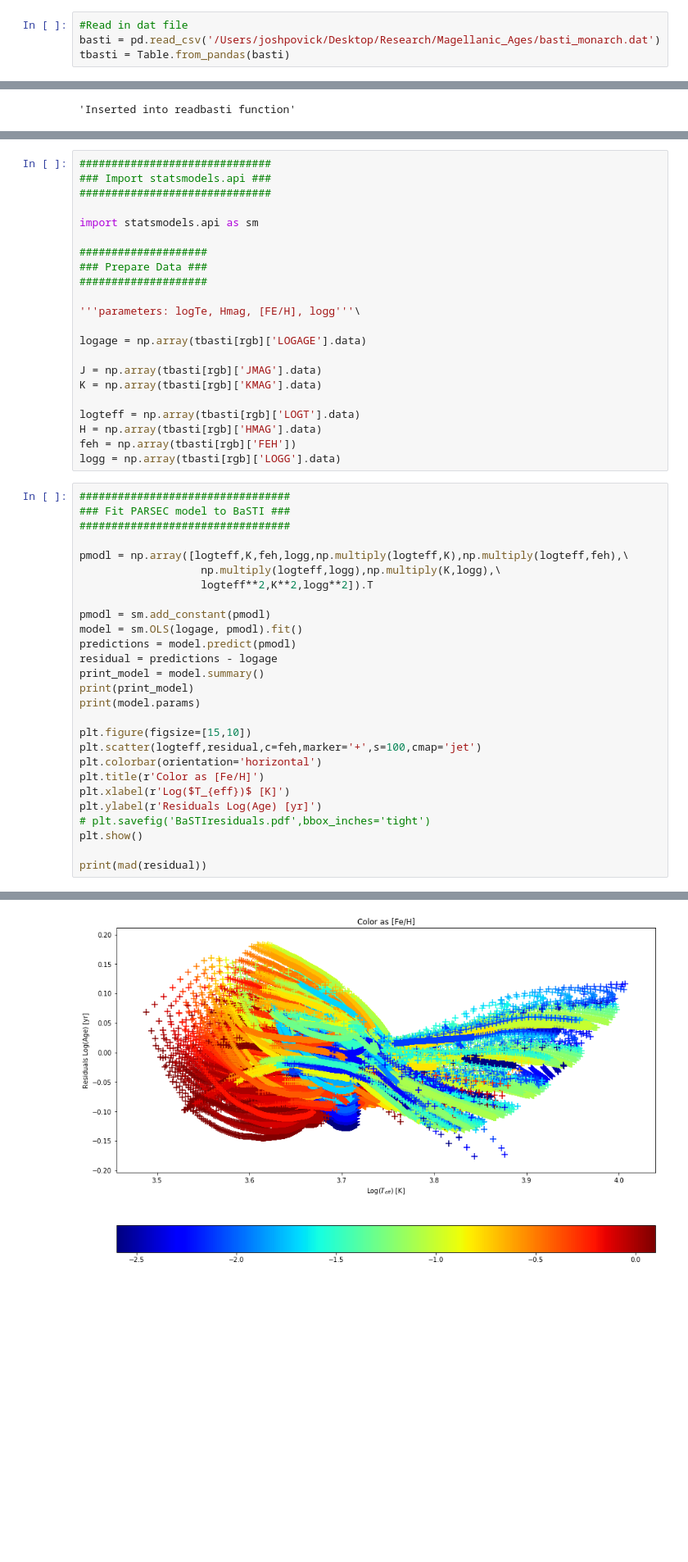
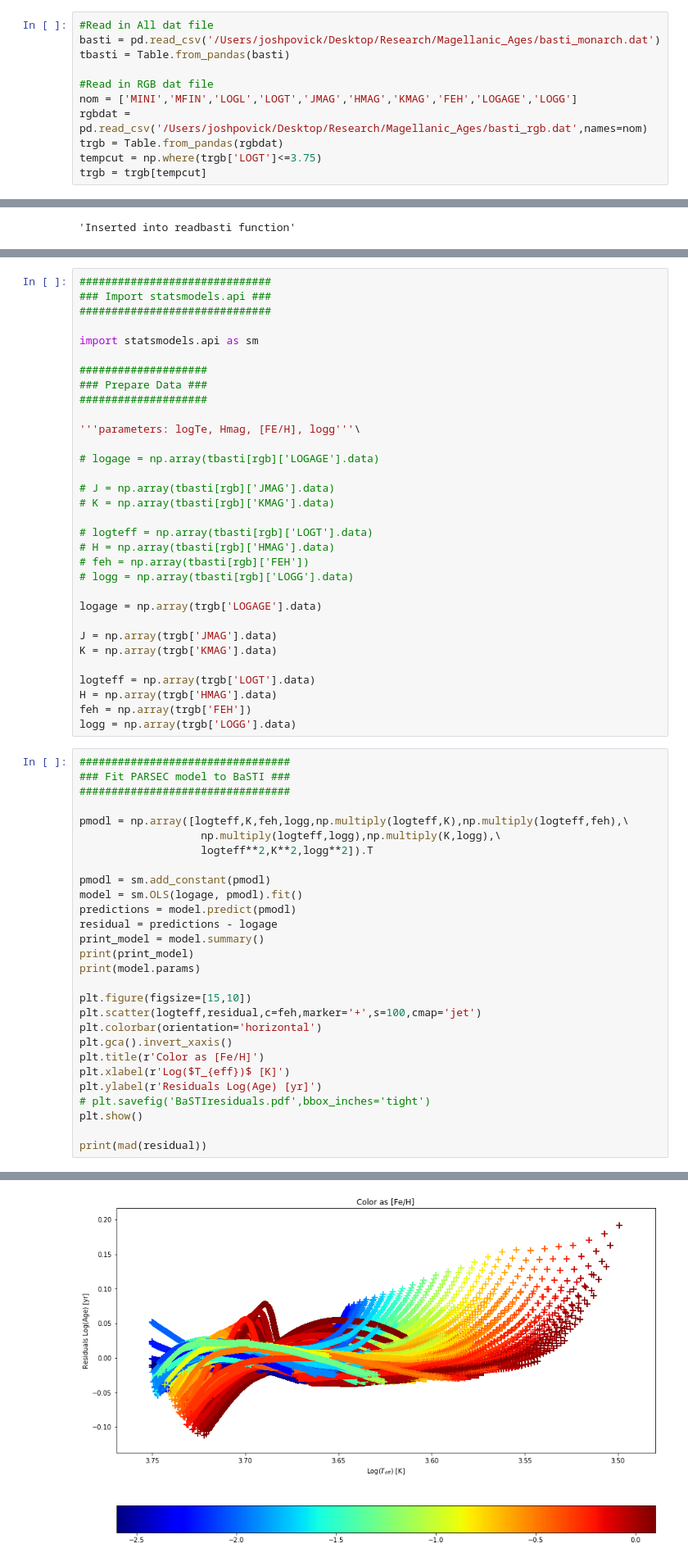
Before and after one commit to JoshuaPovick/Magellanic_Ages, a Jupyter notebook: BaSTI_only.ipynb, the cells around one changed output, grey strips where cells are left out. Shown at 82% size. Saved outputs shown, nothing was run; the diff lists cells and outputs as text; blank space fills up the shorter version.

```diff
--- a/BaSTI_only.ipynb
+++ b/BaSTI_only.ipynb
@@ -131,4 +139,11 @@ for i, fname in enumerate(datfiles):
 # %%
-#Read in dat file
+#Read in All dat file
 basti = pd.read_csv('/Users/joshpovick/Desktop/Research/Magellanic_Ages/basti_monarch.dat')
 tbasti = Table.from_pandas(basti)
+
+#Read in RGB dat file
+nom = ['MINI','MFIN','LOGL','LOGT','JMAG','HMAG','KMAG','FEH','LOGAGE','LOGG']
+rgbdat = pd.read_csv('/Users/joshpovick/Desktop/Research/Magellanic_Ages/basti_rgb.dat',names=nom)
+trgb = Table.from_pandas(rgbdat)
+tempcut = np.where(trgb['LOGT']<=3.75)
+trgb = trgb[tempcut]
@@ -184,15 +302,25 @@ import statsmodels.api as sm
 
 '''parameters: logTe, Hmag, [FE/H], logg'''\
 
-logage = np.array(tbasti[rgb]['LOGAGE'].data)
+# logage = np.array(tbasti[rgb]['LOGAGE'].data)
 
-J = np.array(tbasti[rgb]['JMAG'].data)
-K = np.array(tbasti[rgb]['KMAG'].data)
+# J = np.array(tbasti[rgb]['JMAG'].data)
+# K = np.array(tbasti[rgb]['KMAG'].data)
 
-logteff = np.array(tbasti[rgb]['LOGT'].data)
-H = np.array(tbasti[rgb]['HMAG'].data)
-feh = np.array(tbasti[rgb]['FEH'])
-logg = np.array(tbasti[rgb]['LOGG'].data)
+# logteff = np.array(tbasti[rgb]['LOGT'].data)
+# H = np.array(tbasti[rgb]['HMAG'].data)
+# feh = np.array(tbasti[rgb]['FEH'])
+# logg = np.array(tbasti[rgb]['LOGG'].data)
+
+logage = np.array(trgb['LOGAGE'].data)
+
+J = np.array(trgb['JMAG'].data)
+K = np.array(trgb['KMAG'].data)
+
+logteff = np.array(trgb['LOGT'].data)
+H = np.array(trgb['HMAG'].data)
+feh = np.array(trgb['FEH'])
+logg = np.array(trgb['LOGG'].data)
 # %%
 #################################
 ### Fit PARSEC model to BaSTI ###
@@ -213,6 +341,7 @@ print(model.params)
 plt.figure(figsize=[15,10])
 plt.scatter(logteff,residual,c=feh,marker='+',s=100,cmap='jet')
 plt.colorbar(orientation='horizontal')
+plt.gca().invert_xaxis()
 plt.title(r'Color as [Fe/H]')
 plt.xlabel(r'Log($T_{eff})$ [K]')
 plt.ylabel(r'Residuals Log(Age) [yr]')
@@ -241 +370 @@ strong multicollinearity or other numerical problems.
-[figure, old version]
+[figure, new version]
```
Also changed, not shown: parts of 10 cells of this notebook, 7 other files.
